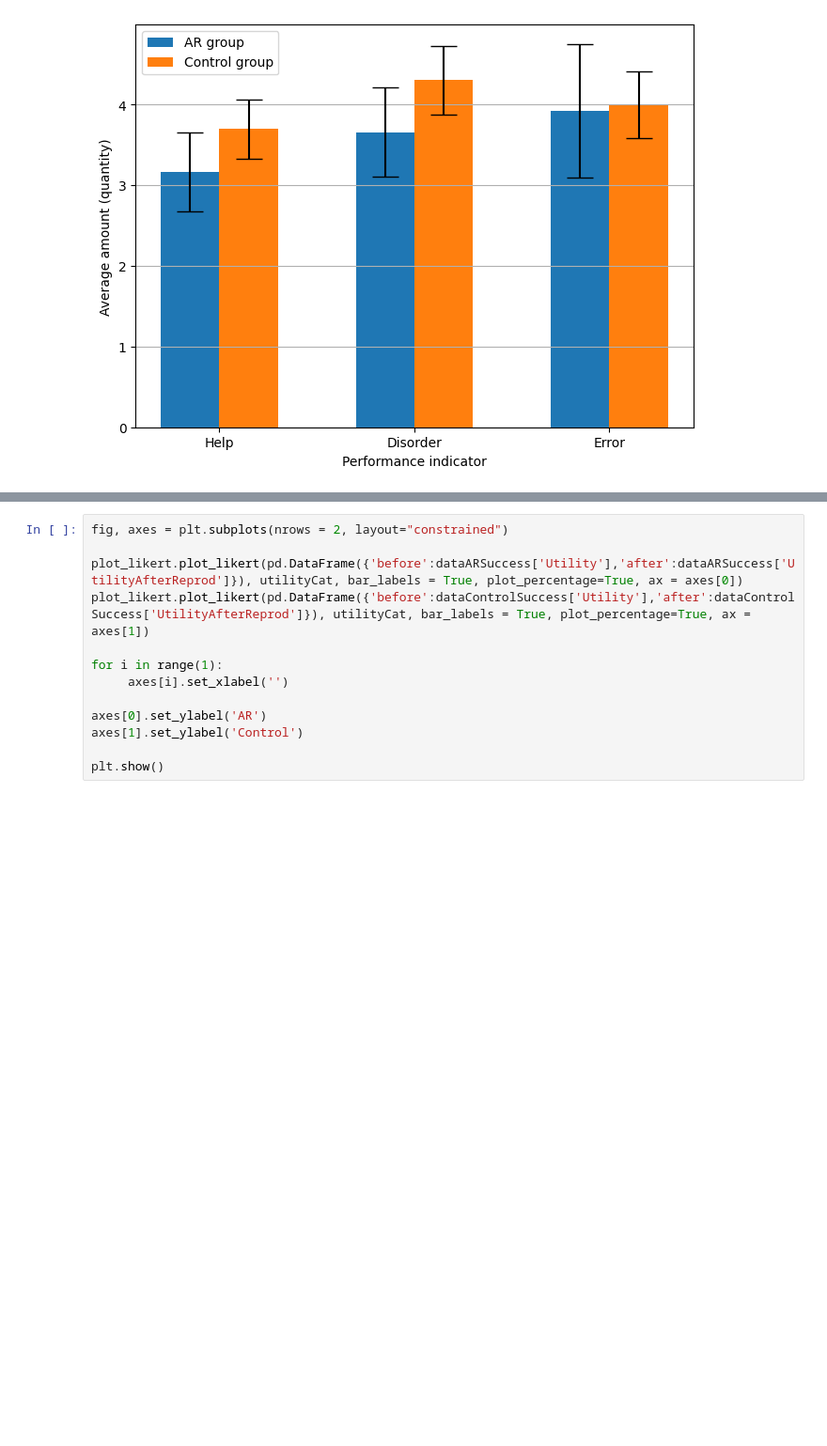
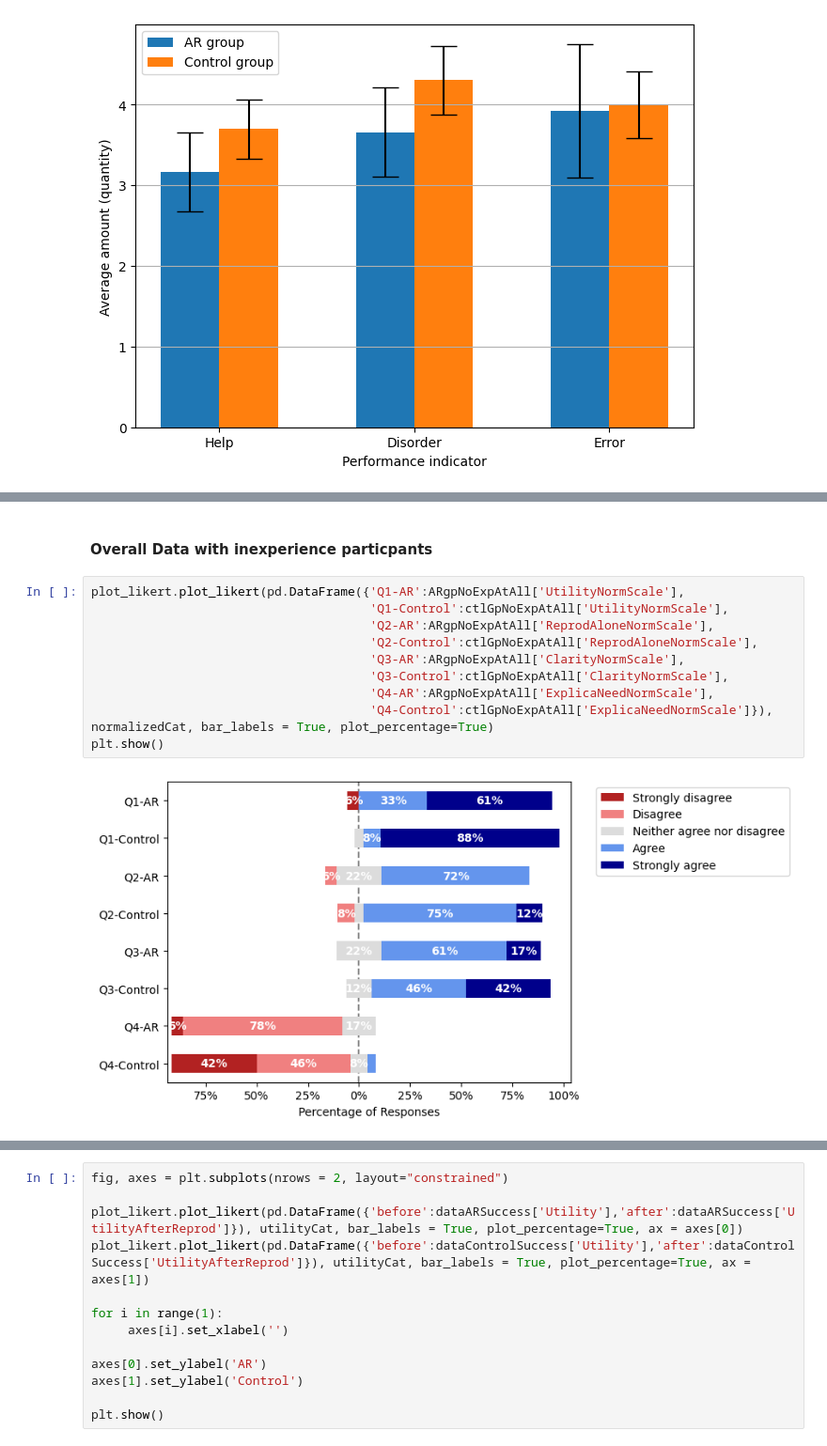
Before and after one commit to gabriel-alex/indico-learning-analysis, a Jupyter notebook: analysis.ipynb, the cells around one changed output, grey strips where cells are left out. Shown at 94% size. Cells and saved outputs as stored; diff of their text form; blank space fills up the shorter version.

```diff
--- a/analysis.ipynb
+++ b/analysis.ipynb
@@ -1066,0 +596,14 @@ MannwhitneyuResult(statistic=1019.5, pvalue=0.4759643731692479)
+# %% [markdown]
+#### Overall Data with inexperience particpants
+# %%
+plot_likert.plot_likert(pd.DataFrame({'Q1-AR':ARgpNoExpAtAll['UtilityNormScale'],
+                                      'Q1-Control':ctlGpNoExpAtAll['UtilityNormScale'],
+                                      'Q2-AR':ARgpNoExpAtAll['ReprodAloneNormScale'],
+                                      'Q2-Control':ctlGpNoExpAtAll['ReprodAloneNormScale'],
+                                      'Q3-AR':ARgpNoExpAtAll['ClarityNormScale'],
+                                      'Q3-Control':ctlGpNoExpAtAll['ClarityNormScale'],
+                                      'Q4-AR':ARgpNoExpAtAll['ExplicaNeedNormScale'],
+                                      'Q4-Control':ctlGpNoExpAtAll['ExplicaNeedNormScale']}), normalizedCat, bar_labels = True, plot_percentage=True)
+plt.show()
+# %% [output]
+[figure, added]
```
Also changed, not shown: parts of 200 cells of this notebook, 15 other files.
